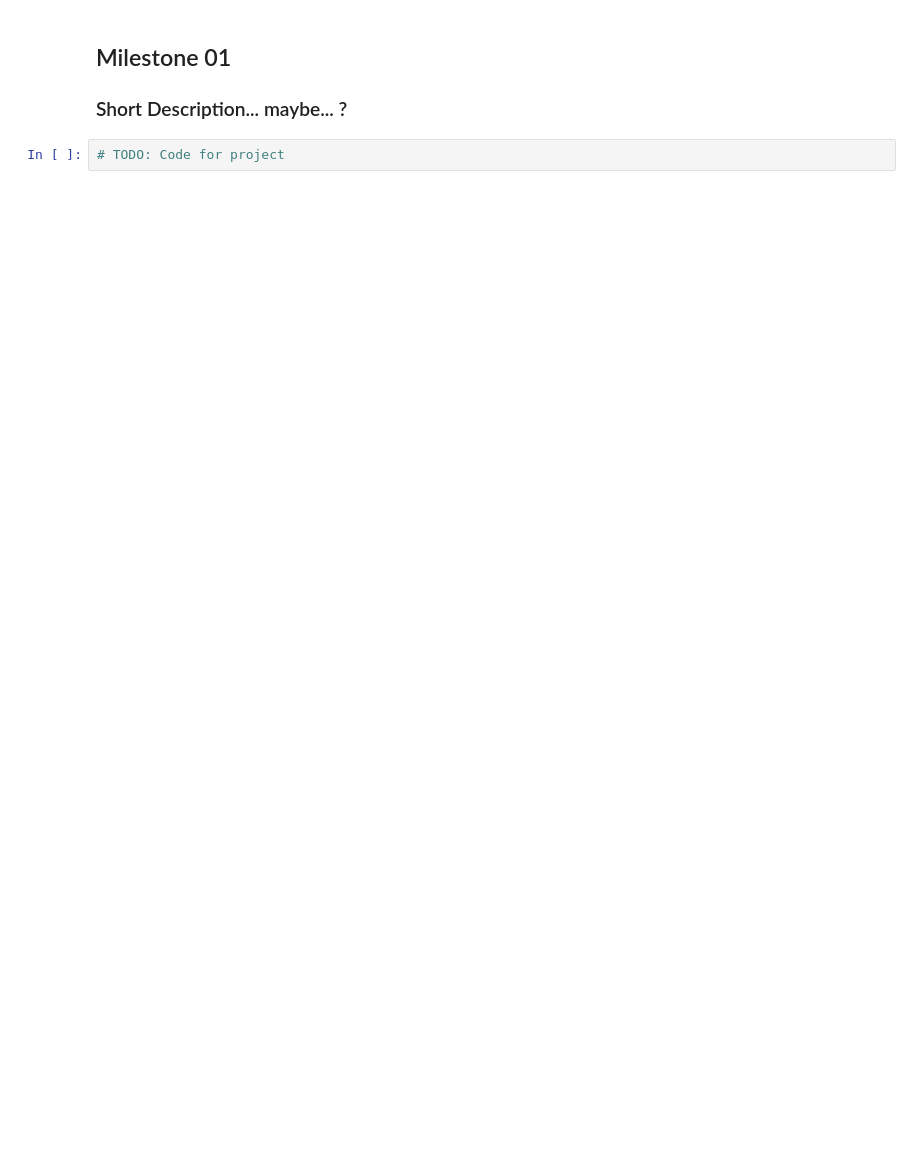
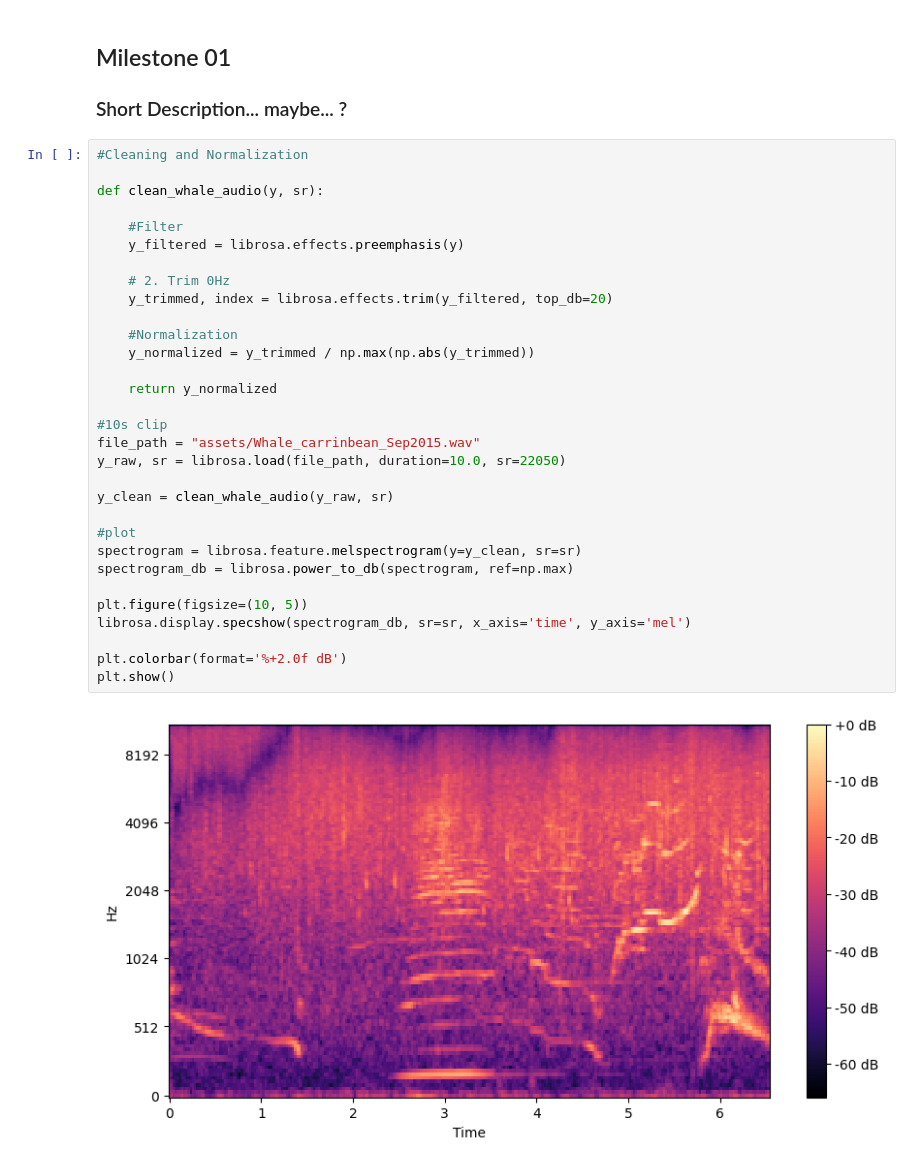
Before and after one commit to KAZIARSH-AI-ML-SPRING2026/KAZ_HUMPBACK_ANALYSIS, a Jupyter notebook: Project-01.ipynb, the cells around one changed output. Drawn from its saved outputs; the diff is of its cells as text; blank space fills up the shorter version.

```diff
--- a/Project-01.ipynb
+++ b/Project-01.ipynb
@@ -43,5 +44,36 @@ from text_utils import get_top_words
 ## Milestone 01
 
 ### Short Description... maybe... ?
-# %%
-# TODO: Code for project
+# %%
+#Cleaning and Normalization
+
+def clean_whale_audio(y, sr):
+
+    #Filter
+    y_filtered = librosa.effects.preemphasis(y)
+
+    # 2. Trim 0Hz
+    y_trimmed, index = librosa.effects.trim(y_filtered, top_db=20)
+
+    #Normalization
+    y_normalized = y_trimmed / np.max(np.abs(y_trimmed))
+
+    return y_normalized
+
+#10s clip
+file_path = "assets/Whale_carrinbean_Sep2015.wav"
+y_raw, sr = librosa.load(file_path, duration=10.0, sr=22050)
+
+y_clean = clean_whale_audio(y_raw, sr)
+
+#plot
+spectrogram = librosa.feature.melspectrogram(y=y_clean, sr=sr)
+spectrogram_db = librosa.power_to_db(spectrogram, ref=np.max)
+
+plt.figure(figsize=(10, 5))
+librosa.display.specshow(spectrogram_db, sr=sr, x_axis='time', y_axis='mel')
+
+plt.colorbar(format='%+2.0f dB')
+plt.show()
+# %% [output]
+[figure, added]
```
Also changed, not shown: parts of 3 cells of this notebook.
